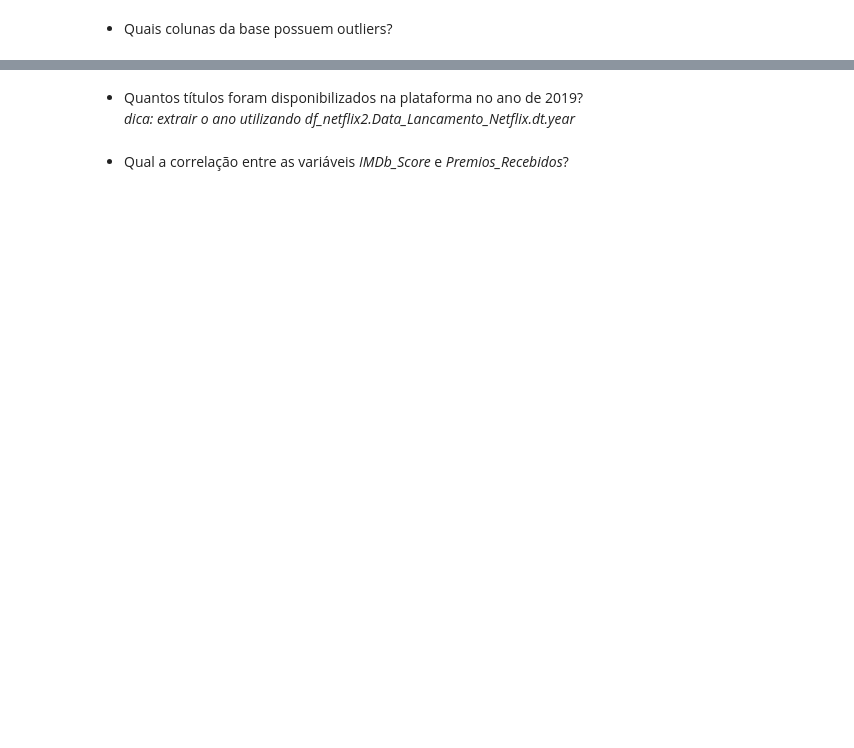
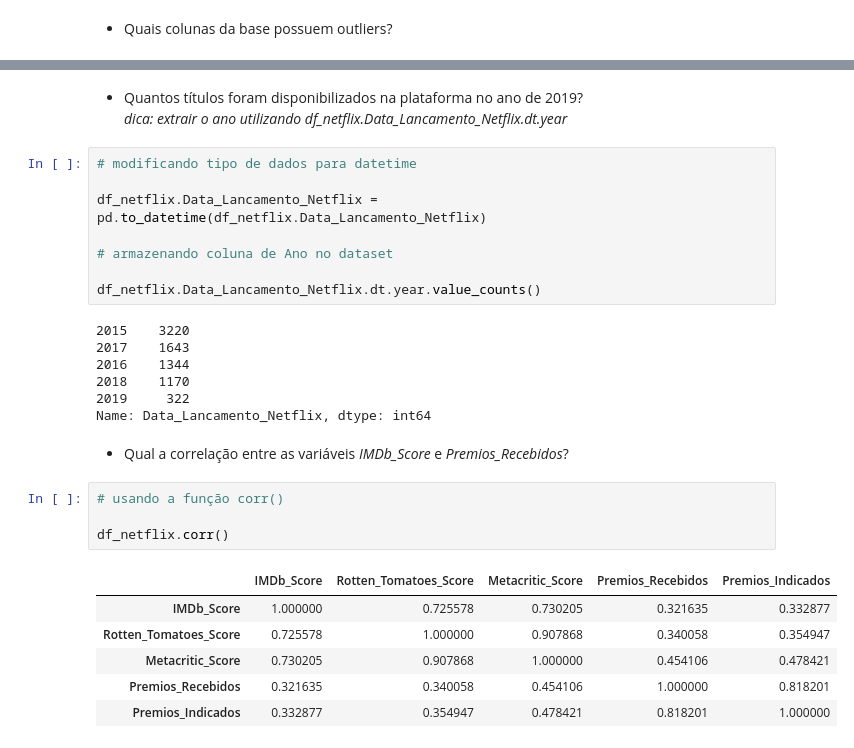
Before and after one commit to aigirlsbr/Workshop-Analise-Dados, a Jupyter notebook: analise_de_dados.ipynb, the cells around one changed output, grey strips where cells are left out. Cells and saved outputs as stored; diff of their text form; blank space fills up the shorter version.

```diff
--- a/analise_de_dados.ipynb
+++ b/analise_de_dados.ipynb
@@ -429,4 +477,30 @@ Com a segunda parte de base, armazenada no arquivo *netflix_pt2.csv*, responder
 # %% [markdown]
-- Quantos títulos foram disponibilizados na plataforma no ano de 2019?<br>*dica: extrair o ano utilizando df_netflix2.Data_Lancamento_Netflix.dt.year*
+- Quantos títulos foram disponibilizados na plataforma no ano de 2019?<br>*dica: extrair o ano utilizando df_netflix.Data_Lancamento_Netflix.dt.year*
+# %%
+# modificando tipo de dados para datetime
+
+df_netflix.Data_Lancamento_Netflix = pd.to_datetime(df_netflix.Data_Lancamento_Netflix)
+
+# armazenando coluna de Ano no dataset
+
+df_netflix.Data_Lancamento_Netflix.dt.year.value_counts()
+# %% [output]
+2015    3220
+2017    1643
+2016    1344
+2018    1170
+2019     322
+Name: Data_Lancamento_Netflix, dtype: int64
 # %% [markdown]
 - Qual a correlação entre as variáveis *IMDb_Score* e *Premios_Recebidos*?
+# %%
+# usando a função corr()
+
+df_netflix.corr()
+# %% [output]
+|  | IMDb_Score | Rotten_Tomatoes_Score | Metacritic_Score | Premios_Recebidos | Premios_Indicados |
+| IMDb_Score | 1.000000 | 0.725578 | 0.730205 | 0.321635 | 0.332877 |
+| Rotten_Tomatoes_Score | 0.725578 | 1.000000 | 0.907868 | 0.340058 | 0.354947 |
+| Metacritic_Score | 0.730205 | 0.907868 | 1.000000 | 0.454106 | 0.478421 |
+| Premios_Recebidos | 0.321635 | 0.340058 | 0.454106 | 1.000000 | 0.818201 |
+| Premios_Indicados | 0.332877 | 0.354947 | 0.478421 | 0.818201 | 1.000000 |
```
Also changed, not shown: parts of 11 cells of this notebook.
